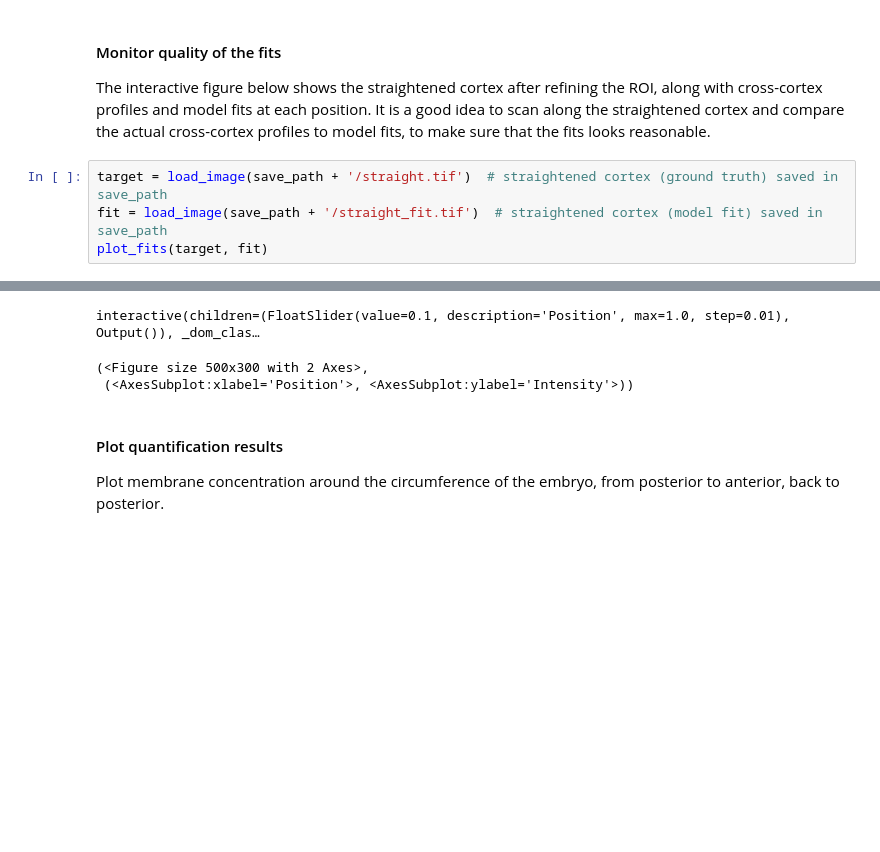
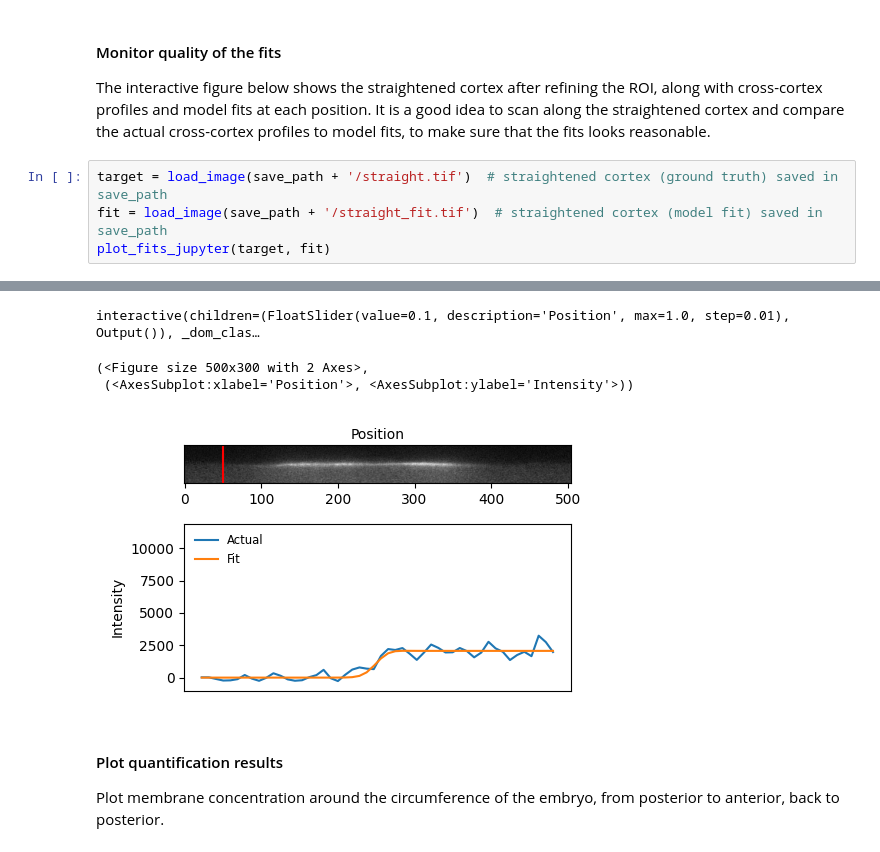
Before and after one commit to goehringlab/2024-Rodrigues, a Jupyter notebook: scripts/Membrane_quantification.ipynb, the cells around one changed output, grey strips where cells are left out. Drawn from its saved outputs; the diff is of its cells as text; blank space fills up the shorter version.

```diff
--- a/scripts/Membrane_quantification.ipynb
+++ b/scripts/Membrane_quantification.ipynb
@@ -238,5 +182,5 @@ The interactive figure below shows the straightened cortex after refining the RO
 # %%
 target = load_image(save_path + '/straight.tif')  # straightened cortex (ground truth) saved in save_path
 fit = load_image(save_path + '/straight_fit.tif')  # straightened cortex (model fit) saved in save_path
-plot_fits(target, fit)
+plot_fits_jupyter(target, fit)
 # %% [output]
@@ -245,6 +187,7 @@ plot_fits(target, fit)
 interactive(children=(FloatSlider(value=0.1, description='Position', max=1.0, step=0.01), Output()), _dom_clas…
 (<Figure size 500x300 with 2 Axes>,
  (<AxesSubplot:xlabel='Position'>, <AxesSubplot:ylabel='Intensity'>))
+[figure, added]
 # %% [markdown]
 #### Plot quantification results
 
```
Also changed, not shown: parts of 17 cells of this notebook, 6 other files.
